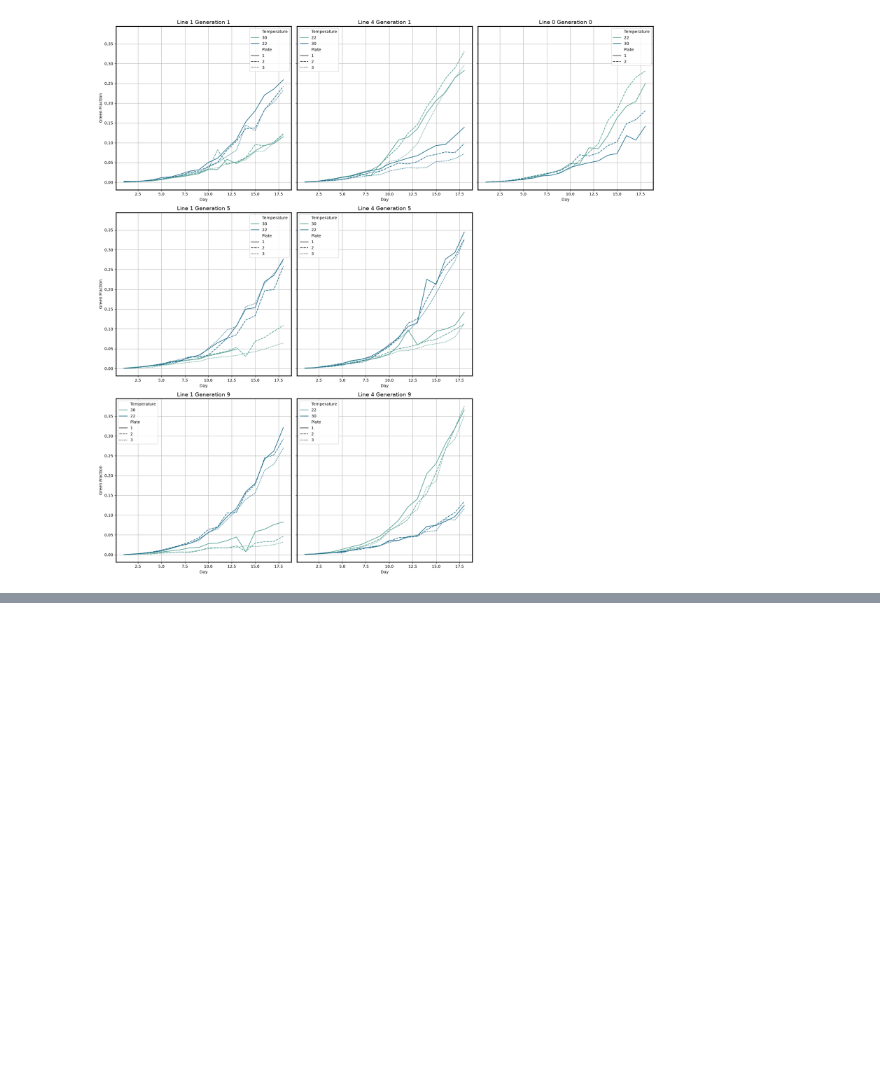
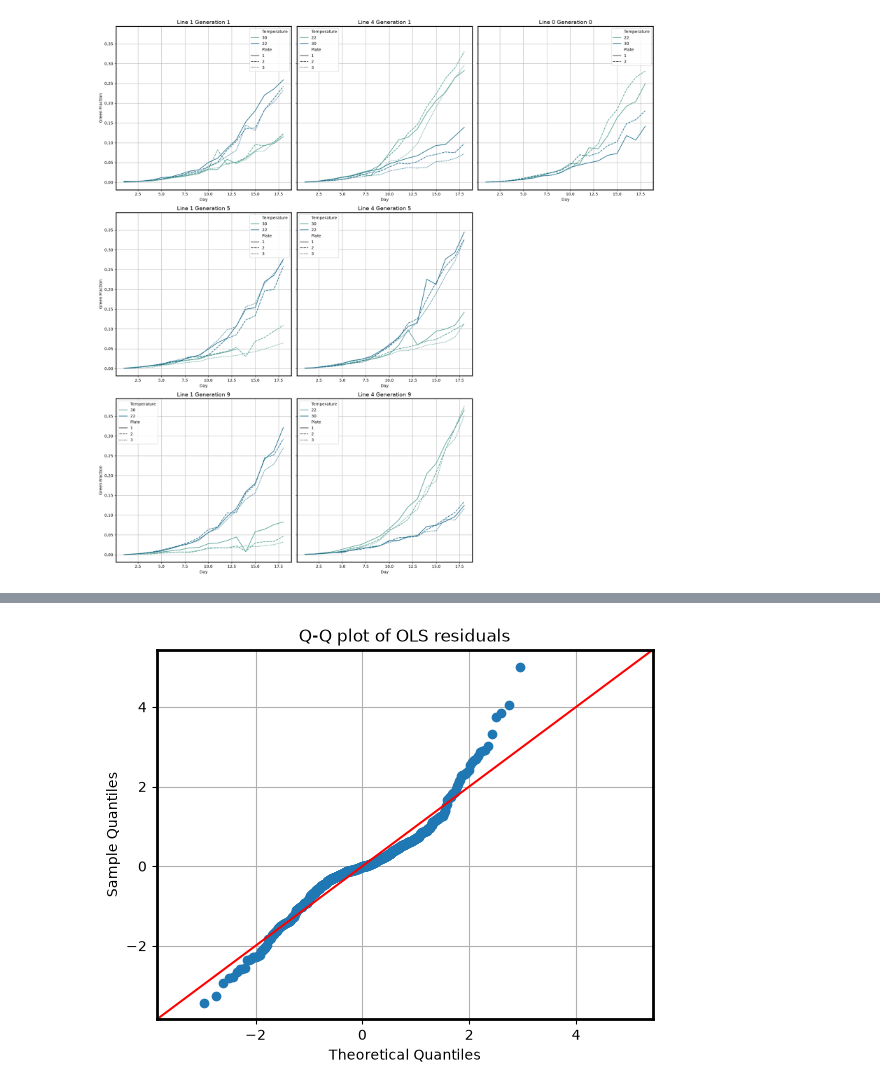
Before and after one commit to JoakimHaraldsvik/Germination, a Jupyter notebook: Germination_2025.ipynb, the cells around one changed output, grey strips where cells are left out. Saved outputs shown, nothing was run; the diff lists cells and outputs as text; code cells hidden in the pictures; blank space fills up the shorter version.

```diff
--- a/Germination_2025.ipynb
+++ b/Germination_2025.ipynb
@@ -1179,0 +1184,10 @@ plt.show()
+# %%
+#Plotting Q-Q plot for Omit_lm
+#making standerised residuas
+residual_ols_std = Omit_lm.resid / residuals_ols.std()
+
+sm.qqplot(residual_ols_std, line="45")
+plt.title("Q-Q plot of OLS residuals")
+plt.show()
+# %% [output]
+[figure, added]
```
Also changed, not shown: parts of 12 cells of this notebook.
